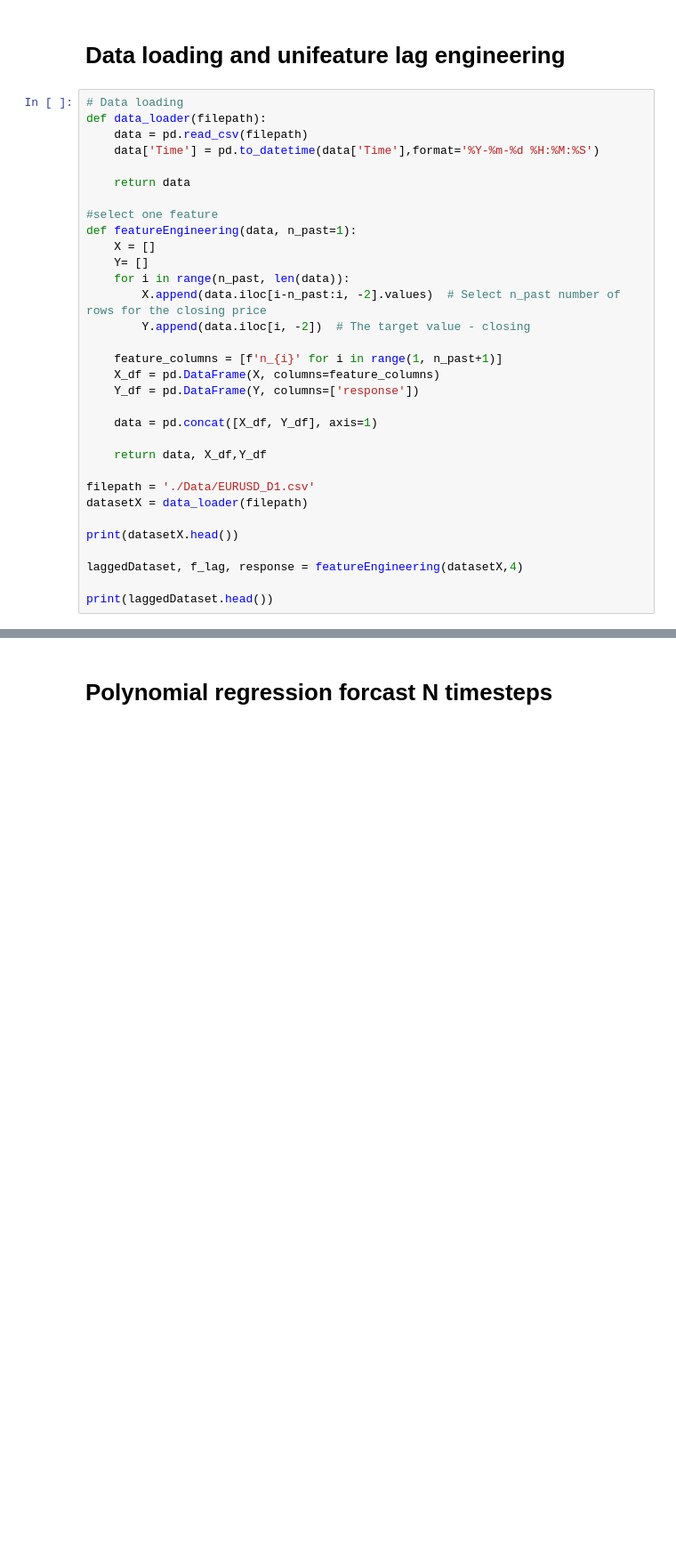
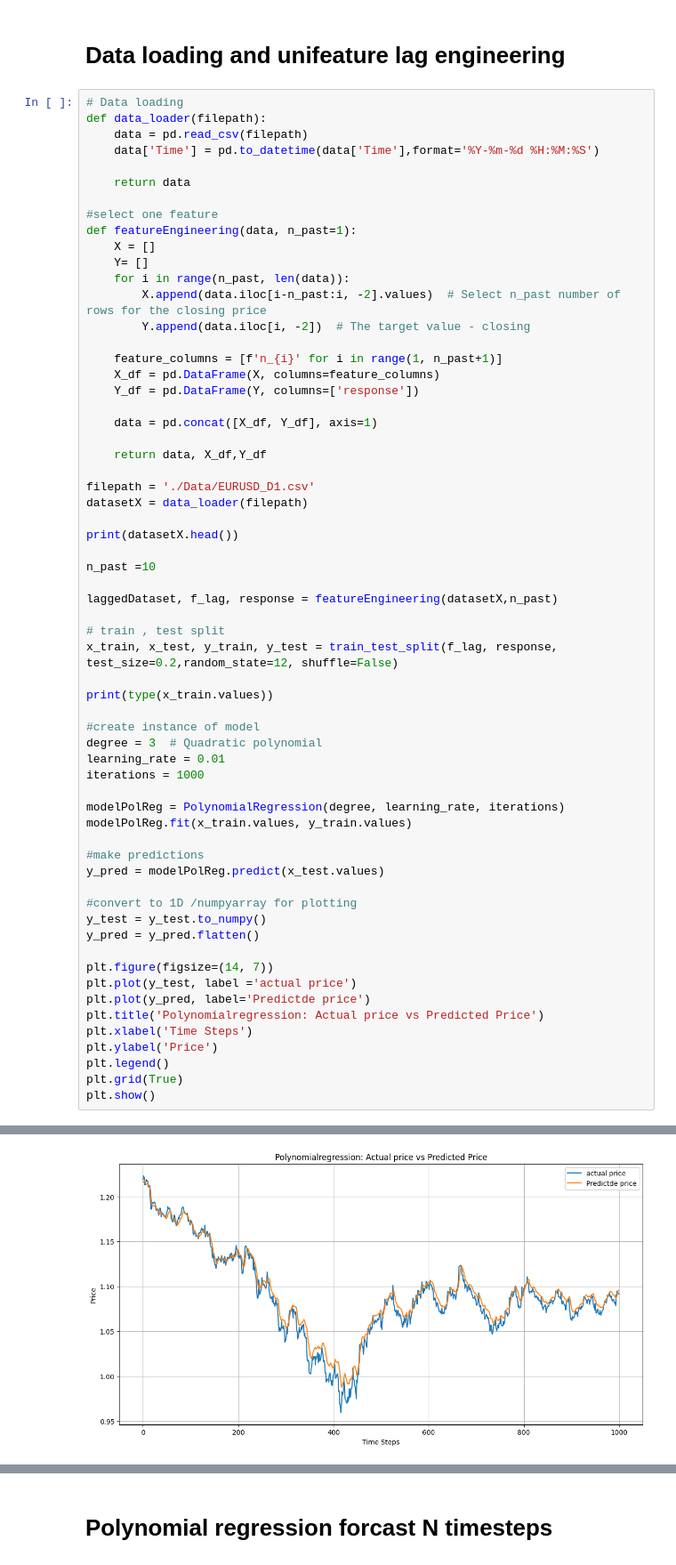
Before and after one commit to D-Mutabazi/Data-Engineering-Projects-and-Coursework, a Jupyter notebook: PolyRgress.ipynb, the cells around one changed output, grey strips where cells are left out. Shown at 89% size. Saved outputs shown, nothing was run; the diff lists cells and outputs as text; blank space fills up the shorter version.

```diff
--- a/PolyRgress.ipynb
+++ b/PolyRgress.ipynb
@@ -110,9 +110,39 @@ datasetX = data_loader(filepath)
 
 print(datasetX.head())
 
-laggedDataset, f_lag, response = featureEngineering(datasetX,4)
+n_past =10
 
-print(laggedDataset.head())
+laggedDataset, f_lag, response = featureEngineering(datasetX,n_past)
+
+# train , test split
+x_train, x_test, y_train, y_test = train_test_split(f_lag, response, test_size=0.2,random_state=12, shuffle=False)
+
+print(type(x_train.values))
+
+#create instance of model
+degree = 3  # Quadratic polynomial
+learning_rate = 0.01
+iterations = 1000
+
+modelPolReg = PolynomialRegression(degree, learning_rate, iterations)
+modelPolReg.fit(x_train.values, y_train.values)
+
+#make predictions
+y_pred = modelPolReg.predict(x_test.values)
+
+#convert to 1D /numpyarray for plotting
+y_test = y_test.to_numpy()
+y_pred = y_pred.flatten()
+
+plt.figure(figsize=(14, 7))
+plt.plot(y_test, label ='actual price')
+plt.plot(y_pred, label='Predictde price')
+plt.title('Polynomialregression: Actual price vs Predicted Price')
+plt.xlabel('Time Steps')
+plt.ylabel('Price')
+plt.legend()
+plt.grid(True)
+plt.show()
 # %% [output]
         Time     Open     High      Low    Close  Volume
 0 2008-08-01  1.55575  1.55886  1.55142  1.55609  755330
@@ -128,0 +158 @@ print(laggedDataset.head())
+[figure, added]
```
Also changed, not shown: parts of 6 cells of this notebook, 1 other file.
